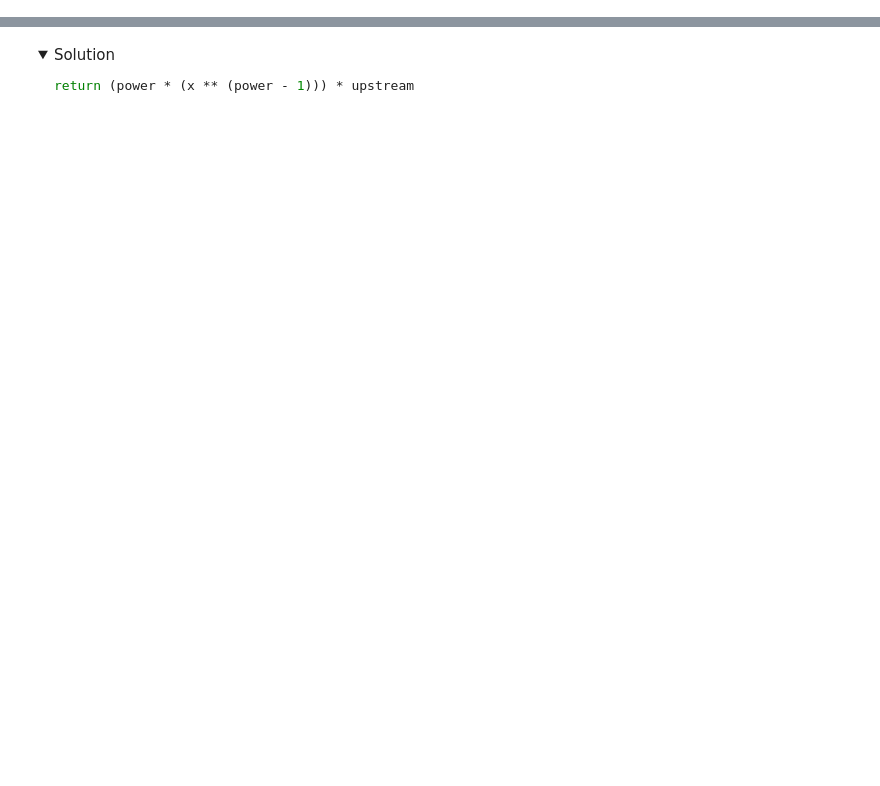
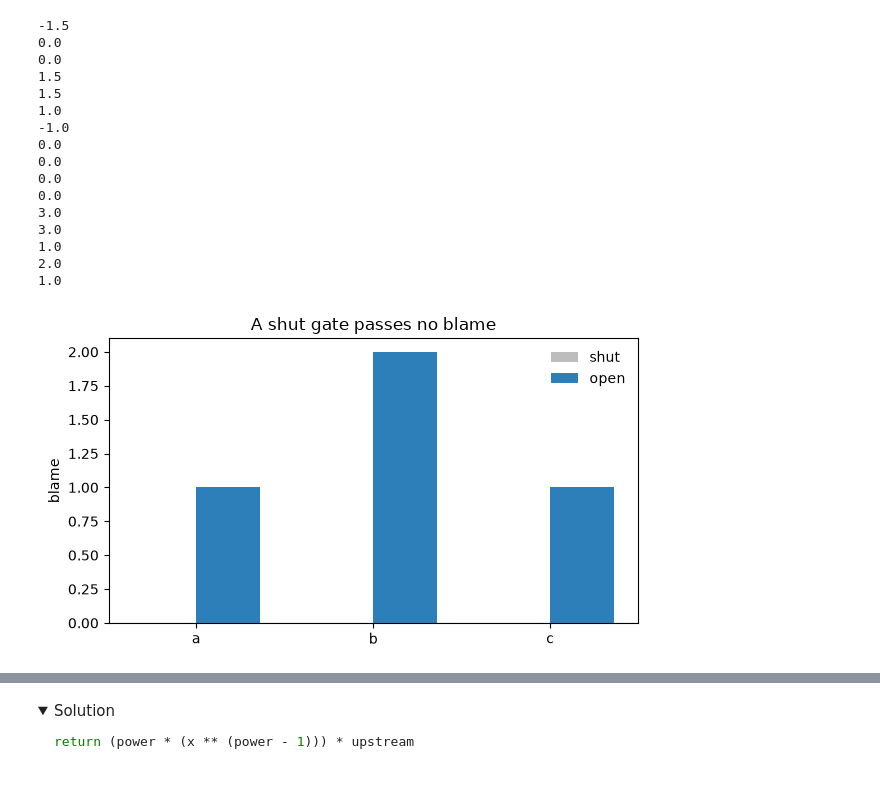
Before and after one commit to vvknyn/self-driving-ai-course, a Jupyter notebook: notebooks/00_neural_networks_and_autograd.ipynb, the cells around one changed output, grey strips where cells are left out. Saved outputs shown, nothing was run; the diff lists cells and outputs as text; code cells hidden in the pictures; folded sections open; blank space fills up the shorter version.

```diff
--- a/notebooks/00_neural_networks_and_autograd.ipynb
+++ b/notebooks/00_neural_networks_and_autograd.ipynb
@@ -554,0 +438,67 @@ engine grad: 6.0
+# %%
+shut_in = Value(-1.5)
+shut = shut_in.relu()
+shut.backward()
+open_in = Value(1.5)
+opened = open_in.relu()
+opened.backward()
+print(f"{shut_in.data:.1f}")
+print(f"{shut.data:.1f}")
+print(f"{shut_in.grad:.1f}")
+print(f"{open_in.data:.1f}")
+print(f"{opened.data:.1f}")
+print(f"{open_in.grad:.1f}")
+
+dead_a, dead_b, dead_c = Value(2.0), Value(-1.0), Value(1.0)
+dead_pre = dead_a * dead_b + dead_c
+dead = dead_pre.relu()
+dead.backward()
+live_a, live_b, live_c = Value(2.0), Value(1.0), Value(1.0)
+live_pre = live_a * live_b + live_c
+live = live_pre.relu()
+live.backward()
+print(f"{dead_pre.data:.1f}")
+print(f"{dead.data:.1f}")
+print(f"{dead_a.grad:.1f}")
+print(f"{dead_b.grad:.1f}")
+print(f"{dead_c.grad:.1f}")
+print(f"{live_pre.data:.1f}")
+print(f"{live.data:.1f}")
+print(f"{live_a.grad:.1f}")
+print(f"{live_b.grad:.1f}")
+print(f"{live_c.grad:.1f}")
+
+keep_inline()
+labels = ["a", "b", "c"]
+dead_g = [dead_a.grad, dead_b.grad, dead_c.grad]
+live_g = [live_a.grad, live_b.grad, live_c.grad]
+xpos = [0, 1, 2]
+width = 0.36
+fig, ax = plt.subplots(figsize=(6.2, 3.6))
+ax.bar([i - width / 2 for i in xpos], dead_g, width=width, color="#bdbdbd", label="shut")
+ax.bar([i + width / 2 for i in xpos], live_g, width=width, color="#2c7fb8", label="open")
+ax.axhline(0, color="#888888", lw=0.8)
+ax.set_xticks(xpos, labels)
+ax.set_ylabel("blame")
+ax.set_title("A shut gate passes no blame")
+ax.legend(frameon=False)
+plt.tight_layout()
+plt.show()
+# %% [output]
+-1.5
+0.0
+0.0
+1.5
+1.5
+1.0
+-1.0
+0.0
+0.0
+0.0
+0.0
+3.0
+3.0
+1.0
+2.0
+1.0
+[figure, added]
```
Also changed, not shown: parts of 96 cells of this notebook, 16 other files.
